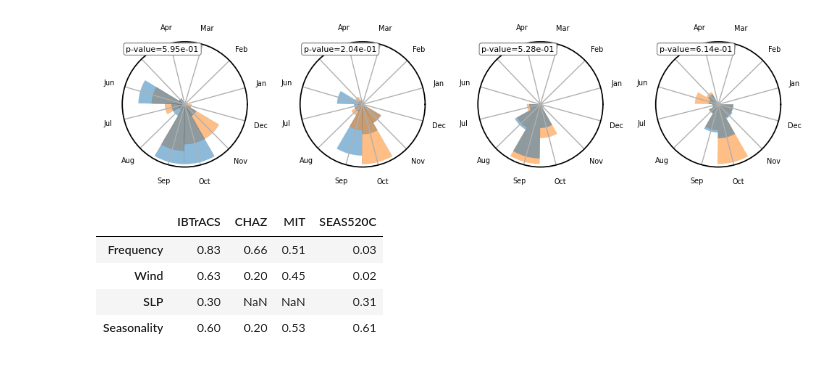
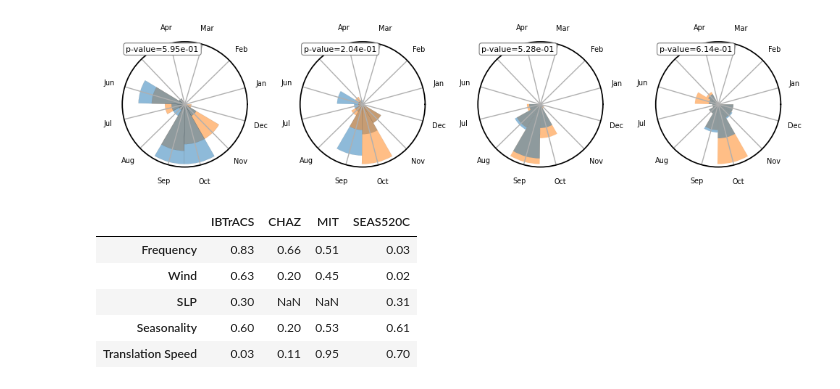
Before and after one commit to stella-bourdin/tc-track-analogues, a Jupyter notebook: notebooks/workflow.ipynb, the cells around one changed output. Saved outputs shown, nothing was run; the diff lists cells and outputs as text; code cells hidden in the pictures.

```diff
--- a/notebooks/workflow.ipynb
+++ b/notebooks/workflow.ipynb
@@ -96,6 +96,7 @@ p_freq = tca.plot_diff_in_freq(analogues, parameters, pal)
 # Differences in intensity
 p_wind = tca.plot_diff_in_intensity(analogues, pal, "wind", "ecdf")
 p_pres = tca.plot_diff_in_intensity(analogues, pal, "pres", "ecdf")
+p_speed = tca.plot_diff_in_intensity(analogues, pal, "translation_speed", "ecdf")
 # %% [output]
 [figure]
 [figure]
@@ -110,14 +112,16 @@ p_seas = tca.plot_diff_in_seasonality(analogues, pal)
 # %%
 # Summarize p-values
 pvals = pd.DataFrame(columns = analogues.keys())
 pvals.loc["Frequency"] = p_freq
 pvals.loc["Wind"] = p_wind
 pvals.loc["SLP"] = p_pres
 pvals.loc["Seasonality"] = p_seas
+pvals.loc["Translation Speed"] = p_speed
 pvals.round(2)
 # %% [output]
 |  | IBTrACS | CHAZ | MIT | SEAS520C |
 | Frequency | 0.83 | 0.66 | 0.51 | 0.03 |
 | Wind | 0.63 | 0.20 | 0.45 | 0.02 |
 | SLP | 0.30 | NaN | NaN | 0.31 |
 | Seasonality | 0.60 | 0.20 | 0.53 | 0.61 |
+| Translation Speed | 0.03 | 0.11 | 0.95 | 0.70 |
```
Also changed, not shown: parts of 2 cells of this notebook.
